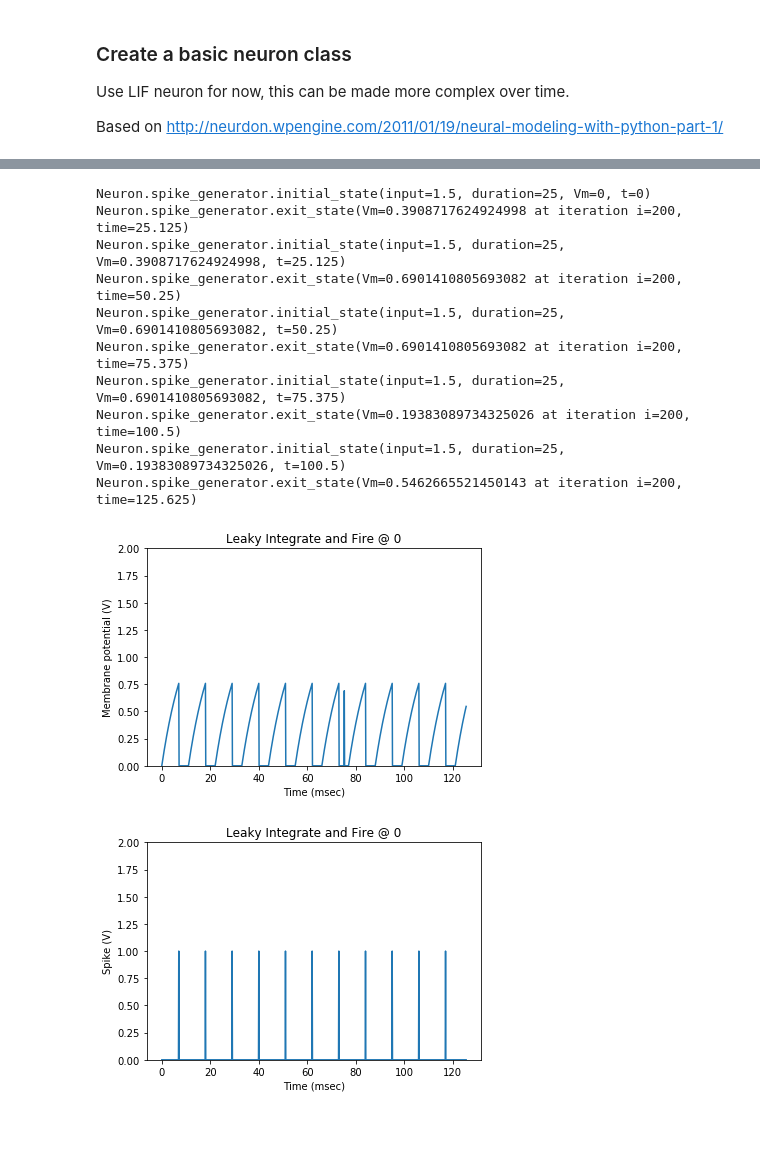
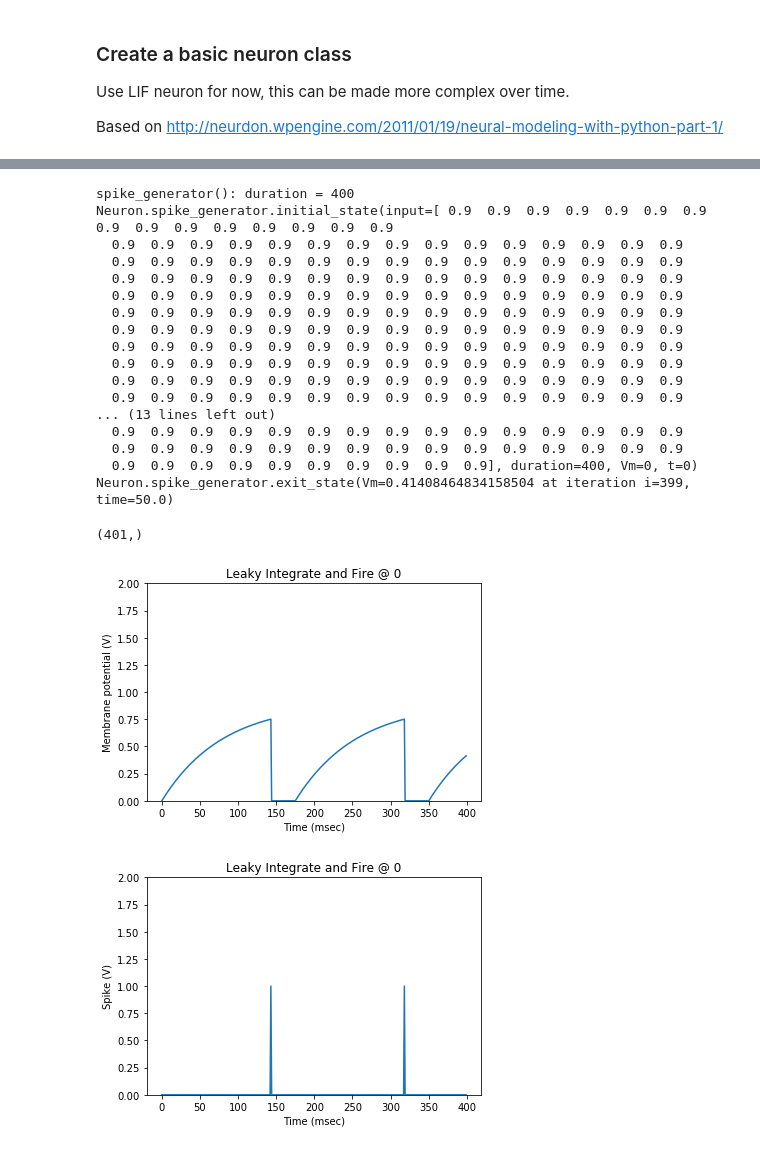
Before and after one commit to markstrefford/Spiking-Neural-Network, a Jupyter notebook: SNN_0.ipynb, the cells around one changed output, grey strips where cells are left out. Drawn from its saved outputs; the diff is of its cells as text; code cells hidden in the pictures.

Commit message:
Refactored spike generator
Pass in np.array with spike valies and iterates through it
Needs tidying!

```diff
--- a/SNN_0.ipynb
+++ b/SNN_0.ipynb
@@ -40,7 +40,7 @@ Based on http://neurdon.wpengine.com/2011/01/19/neural-modeling-with-python-part
 class Neuron():
     def __init__(self):
         # Simulation config (may not all be needed!!)
-        self.T        = 50          # total time to sumulate (msec)
+        #self.T        = 50          # total time to sumulate (msec)
         self.dt       = 0.125       # simulation time step
         #self.time     = np.arange(0, T+dt, dt) # Time array
         self.t_rest   = 0           # initial refractory time
@@ -56,17 +56,24 @@ class Neuron():
         self.tau_ref  = 4                # refractory period (ms)
         self.Vth      = 0.75             # = 1  #spike threshold
         self.V_spike  = 0.5              # spike delta (V)
+        self.type     = 'Leaky Integrate and Fire'
 
-    def spike_generator(self, input, duration):
-        time = np.arange(self.t, self.t+duration+self.dt, self.dt)
-        Vm = np.zeros(len(time)) # potential (V) trace over time
-        output = np.zeros(len(time))
+    def spike_generator(self, neuron_input):
+        duration = len(neuron_input)
+        print ('spike_generator(): duration = {}'.format(duration))
+        #time = np.arange(self.t, self.t+duration+self.dt, self.dt)
+        time = np.arange(self.t, self.t+duration)   #, self.dt)
+        Vm = np.zeros(duration)  #len(time)) # potential (V) trace over time
+        output = np.zeros(duration)  #len(time))
         Vm[-1] = self.Vm   # Vm[0] doesn't work due to the equation below starting with [i-1] when i=0
         print ('Neuron.spike_generator.initial_state(input={}, duration={}, Vm={}, t={})'
-               .format(input, duration, self.Vm, self.t))
-        for i,t in enumerate(time):
+               .format(neuron_input, duration, self.Vm, self.t))
+        #for i,t in enumerate(time):
+        for i in range(duration):
+            t = self.t   # Hacky!!
             if t > self.t_rest:
-                Vm[i] = Vm[i-1] + (-Vm[i-1] + input*self.Rm) / self.tau_m * self.dt
+                #print('spike_generator(): i={}, t={}'.format(i,t))
+                Vm[i] = Vm[i-1] + (-Vm[i-1] + neuron_input[i-1]*self.Rm) / self.tau_m * self.dt
                 if Vm[i] >= self.Vth:
                     #Vm[i] += self.V_spike
                     output[i] = 1
@@ -82,0 +92,6 @@ class Neuron():
+# %%
+T         = 50    # total time to sumulate (msec)
+dt        = 0.125 # Simulation timestep
+time      = int(T / dt)
+inpt      = 0.9   # Neuron input voltage
+neuron_input=np.full((time),inpt)
@@ -86,25 +105,36 @@ neuron = Neuron()
 neuron_time = np.zeros(1)
 neuron_Vm = np.zeros(1)
 neuron_output = np.zeros(1)
-for time_step in range (5):
-    t, v, o = neuron.spike_generator(1.5, duration=25)
-    neuron_time = np.append(neuron_time,t)
-    neuron_Vm = np.append(neuron_Vm,v)
-    neuron_output = np.append(neuron_output, o)
+#for time_step in range (5):
+t, v, o = neuron.spike_generator(neuron_input)
+neuron_time = np.append(neuron_time,t)
+neuron_Vm = np.append(neuron_Vm,v)
+neuron_output = np.append(neuron_output, o)
 # %% [output]
-Neuron.spike_generator.initial_state(input=1.5, duration=25, Vm=0, t=0)
-Neuron.spike_generator.exit_state(Vm=0.3908717624924998 at iteration i=200, time=25.125)
-Neuron.spike_generator.initial_state(input=1.5, duration=25, Vm=0.3908717624924998, t=25.125)
-Neuron.spike_generator.exit_state(Vm=0.6901410805693082 at iteration i=200, time=50.25)
-Neuron.spike_generator.initial_state(input=1.5, duration=25, Vm=0.6901410805693082, t=50.25)
-Neuron.spike_generator.exit_state(Vm=0.6901410805693082 at iteration i=200, time=75.375)
-Neuron.spike_generator.initial_state(input=1.5, duration=25, Vm=0.6901410805693082, t=75.375)
-Neuron.spike_generator.exit_state(Vm=0.19383089734325026 at iteration i=200, time=100.5)
-Neuron.spike_generator.initial_state(input=1.5, duration=25, Vm=0.19383089734325026, t=100.5)
-Neuron.spike_generator.exit_state(Vm=0.5462665521450143 at iteration i=200, time=125.625)
+spike_generator(): duration = 400
+Neuron.spike_generator.initial_state(input=[ 0.9  0.9  0.9  0.9  0.9  0.9  0.9  0.9  0.9  0.9  0.9  0.9  0.9  0.9  0.9
+  0.9  0.9  0.9  0.9  0.9  0.9  0.9  0.9  0.9  0.9  0.9  0.9  0.9  0.9  0.9
+  0.9  0.9  0.9  0.9  0.9  0.9  0.9  0.9  0.9  0.9  0.9  0.9  0.9  0.9  0.9
+  0.9  0.9  0.9  0.9  0.9  0.9  0.9  0.9  0.9  0.9  0.9  0.9  0.9  0.9  0.9
+  0.9  0.9  0.9  0.9  0.9  0.9  0.9  0.9  0.9  0.9  0.9  0.9  0.9  0.9  0.9
+  0.9  0.9  0.9  0.9  0.9  0.9  0.9  0.9  0.9  0.9  0.9  0.9  0.9  0.9  0.9
+  0.9  0.9  0.9  0.9  0.9  0.9  0.9  0.9  0.9  0.9  0.9  0.9  0.9  0.9  0.9
+  0.9  0.9  0.9  0.9  0.9  0.9  0.9  0.9  0.9  0.9  0.9  0.9  0.9  0.9  0.9
+  0.9  0.9  0.9  0.9  0.9  0.9  0.9  0.9  0.9  0.9  0.9  0.9  0.9  0.9  0.9
+  0.9  0.9  0.9  0.9  0.9  0.9  0.9  0.9  0.9  0.9  0.9  0.9  0.9  0.9  0.9
+  0.9  0.9  0.9  0.9  0.9  0.9  0.9  0.9  0.9  0.9  0.9  0.9  0.9  0.9  0.9
+... (13 lines left out)
+  0.9  0.9  0.9  0.9  0.9  0.9  0.9  0.9  0.9  0.9  0.9  0.9  0.9  0.9  0.9
+  0.9  0.9  0.9  0.9  0.9  0.9  0.9  0.9  0.9  0.9  0.9  0.9  0.9  0.9  0.9
+  0.9  0.9  0.9  0.9  0.9  0.9  0.9  0.9  0.9  0.9], duration=400, Vm=0, t=0)
+Neuron.spike_generator.exit_state(Vm=0.41408464834158504 at iteration i=399, time=50.0)
+# %%
+print (neuron_time.shape)
+# %% [output]
+(401,)
 # %%
-plot_membrane_potential(neuron_time, neuron_Vm, neuron_id = "0")
-plot_spikes(neuron_time, neuron_output, neuron_id = "0")
+plot_membrane_potential(neuron_time, neuron_Vm, neuron.type, neuron_id = "0")
+plot_spikes(neuron_time, neuron_output, neuron.type, neuron_id = "0")
 # %% [output]
-[figure, old version]
+[figure, new version]
-[figure, old version]
+[figure, new version]
```
Also changed, not shown: parts of 7 cells of this notebook.
